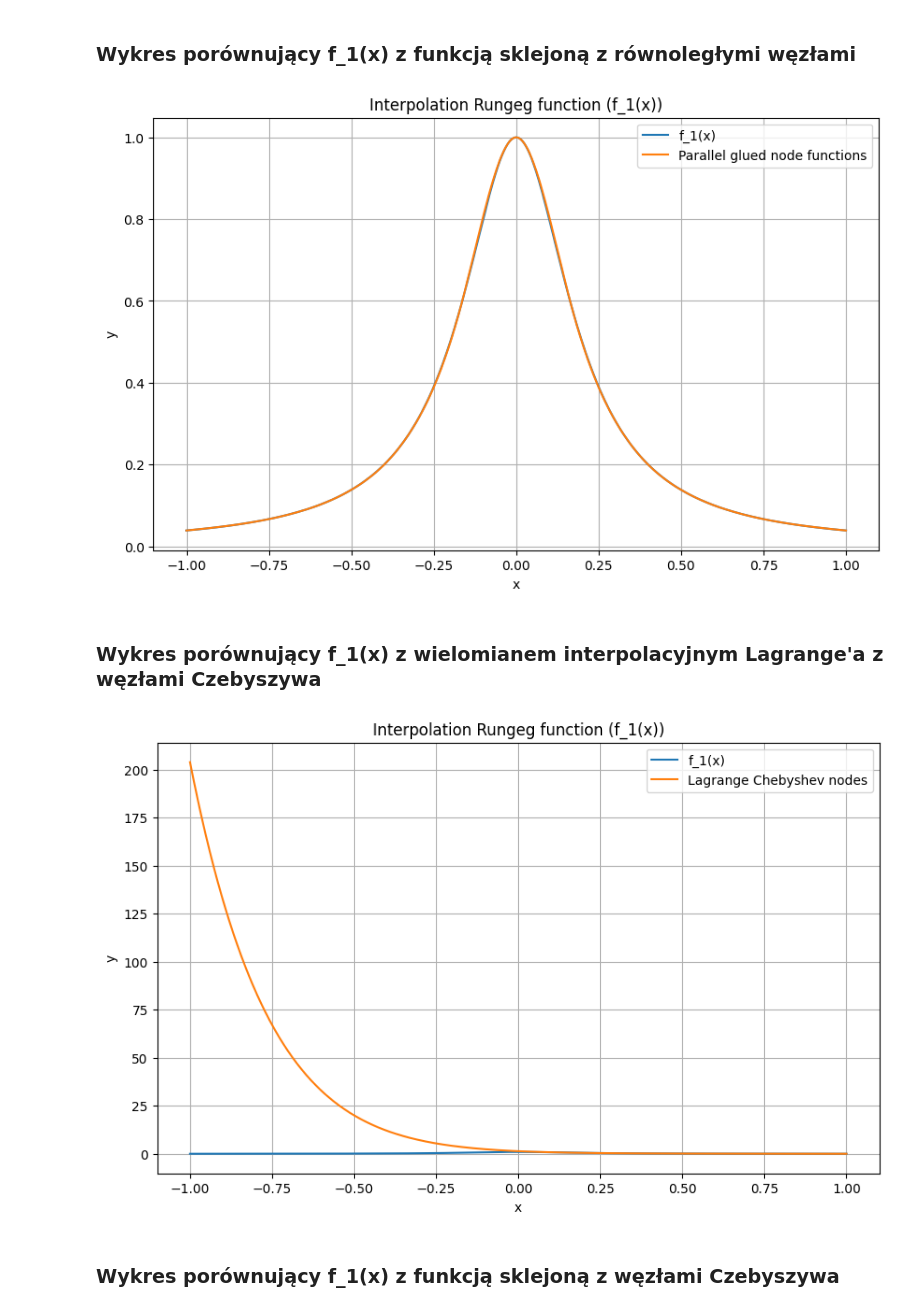
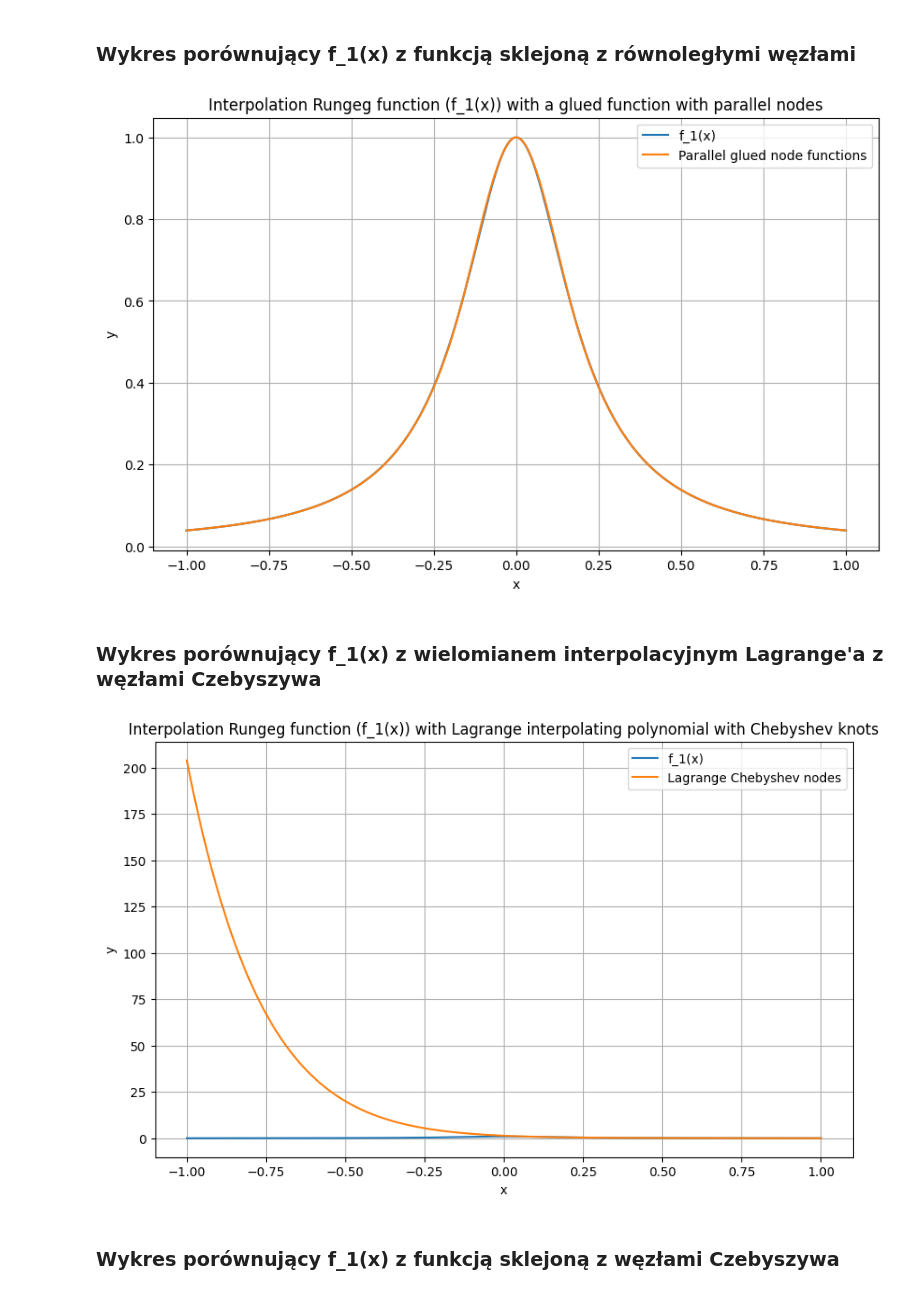
Before and after one commit to arturgesiarz/CalculationTechMethods-Course, a Jupyter notebook: lab04/ex1.ipynb, the cells around one changed output. Saved outputs shown, nothing was run; the diff lists cells and outputs as text; code cells hidden in the pictures.

Commit message:
Added plots to lab04

```diff
--- a/lab04/ex1.ipynb
+++ b/lab04/ex1.ipynb
@@ -118,26 +118,26 @@ plt.plot(x_dense, y_dense, label='f_1(x)')
 plt.plot(x_dense, cs_equidistant(x_dense), label="Parallel glued node functions")
 plt.xlabel('x')
 plt.ylabel('y')
-plt.title('Interpolation Rungeg function (f_1(x))')
+plt.title('Interpolation Rungeg function (f_1(x)) with a glued function with parallel nodes')
 plt.legend()
 plt.grid(True)
 plt.show()
 # %% [output]
-[figure, old version]
+[figure, new version]
 # %% [markdown]
 ### Wykres porównujący f_1(x) z wielomianem interpolacyjnym Lagrange'a z węzłami Czebyszywa
 # %%
 plt.figure(figsize=(10,6))
 plt.plot(x_dense, y_dense, label='f_1(x)')
 plt.plot(x_dense, y_interpolated_chebyshev, label="Lagrange Chebyshev nodes")
 plt.xlabel('x')
 plt.ylabel('y')
-plt.title('Interpolation Rungeg function (f_1(x))')
+plt.title('Interpolation Rungeg function (f_1(x)) with Lagrange interpolating polynomial with Chebyshev knots')
 plt.legend()
 plt.grid(True)
 plt.show()
 # %% [output]
-[figure, old version]
+[figure, new version]
 # %% [markdown]
 ### Wykres porównujący f_1(x) z funkcją sklejoną z węzłami Czebyszywa
 # %%
```
Also changed, not shown: parts of 3 cells of this notebook, 6 other files.
